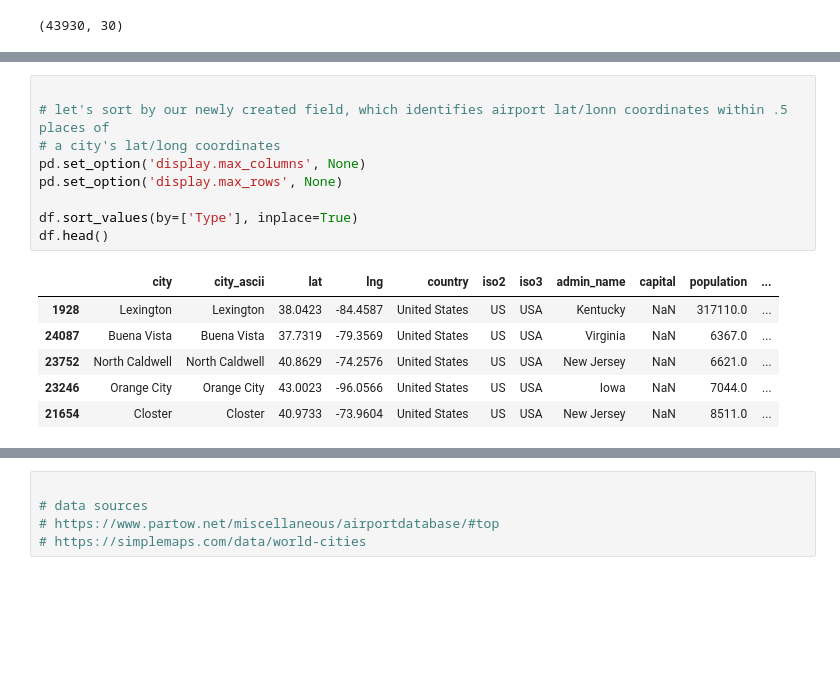
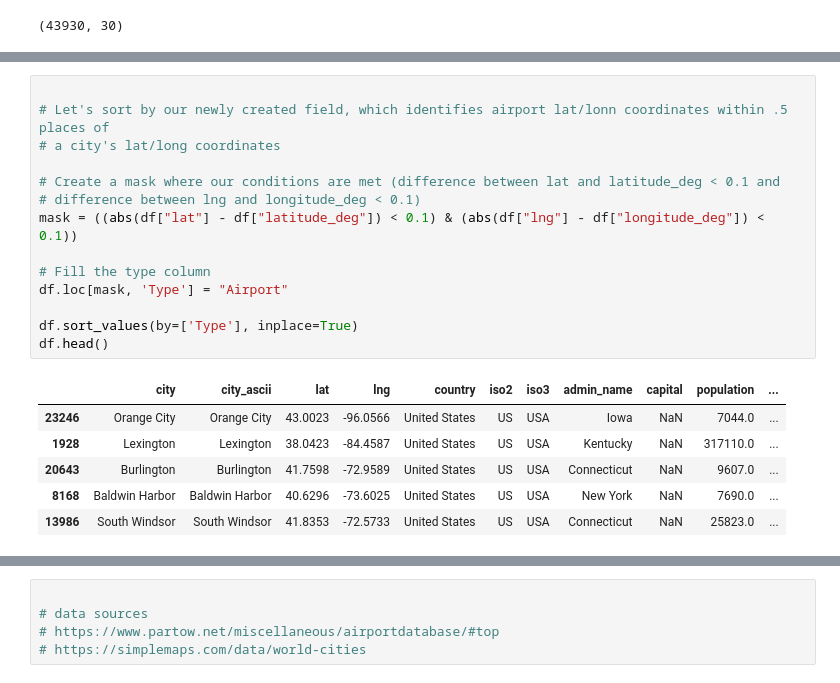
Before and after one commit to ASH-WICUS/Notebooks, a Jupyter notebook: Haversine Distance - Airport or Not.ipynb, the cells around one changed output, grey strips where cells are left out. Saved outputs shown, nothing was run; the diff lists cells and outputs as text; blank space fills up the shorter version.

```diff
--- a/Haversine Distance - Airport or Not.ipynb
+++ b/Haversine Distance - Airport or Not.ipynb
@@ -54,18 +106,23 @@ df.shape
 # %%
 
-# let's sort by our newly created field, which identifies airport lat/lonn coordinates within .5 places of
+# Let's sort by our newly created field, which identifies airport lat/lonn coordinates within .5 places of
 # a city's lat/long coordinates
-pd.set_option('display.max_columns', None)
-pd.set_option('display.max_rows', None)
+
+# Create a mask where our conditions are met (difference between lat and latitude_deg < 0.1 and
+# difference between lng and longitude_deg < 0.1)
+mask = ((abs(df["lat"] - df["latitude_deg"]) < 0.1) & (abs(df["lng"] - df["longitude_deg"]) < 0.1))
+
+# Fill the type column
+df.loc[mask, 'Type'] = "Airport"
 
 df.sort_values(by=['Type'], inplace=True)
 df.head()
 # %% [output]
 |  | city | city_ascii | lat | lng | country | iso2 | iso3 | admin_name | capital | population | ... |
+| 23246 | Orange City | Orange City | 43.0023 | -96.0566 | United States | US | USA | Iowa | NaN | 7044.0 | ... |
 | 1928 | Lexington | Lexington | 38.0423 | -84.4587 | United States | US | USA | Kentucky | NaN | 317110.0 | ... |
-| 24087 | Buena Vista | Buena Vista | 37.7319 | -79.3569 | United States | US | USA | Virginia | NaN | 6367.0 | ... |
-| 23752 | North Caldwell | North Caldwell | 40.8629 | -74.2576 | United States | US | USA | New Jersey | NaN | 6621.0 | ... |
-| 23246 | Orange City | Orange City | 43.0023 | -96.0566 | United States | US | USA | Iowa | NaN | 7044.0 | ... |
-| 21654 | Closter | Closter | 40.9733 | -73.9604 | United States | US | USA | New Jersey | NaN | 8511.0 | ... |
+| 20643 | Burlington | Burlington | 41.7598 | -72.9589 | United States | US | USA | Connecticut | NaN | 9607.0 | ... |
+| 8168 | Baldwin Harbor | Baldwin Harbor | 40.6296 | -73.6025 | United States | US | USA | New York | NaN | 7690.0 | ... |
+| 13986 | South Windsor | South Windsor | 41.8353 | -72.5733 | United States | US | USA | Connecticut | NaN | 25823.0 | ... |
 # %%
 
```
Also changed, not shown: parts of 5 cells of this notebook.
